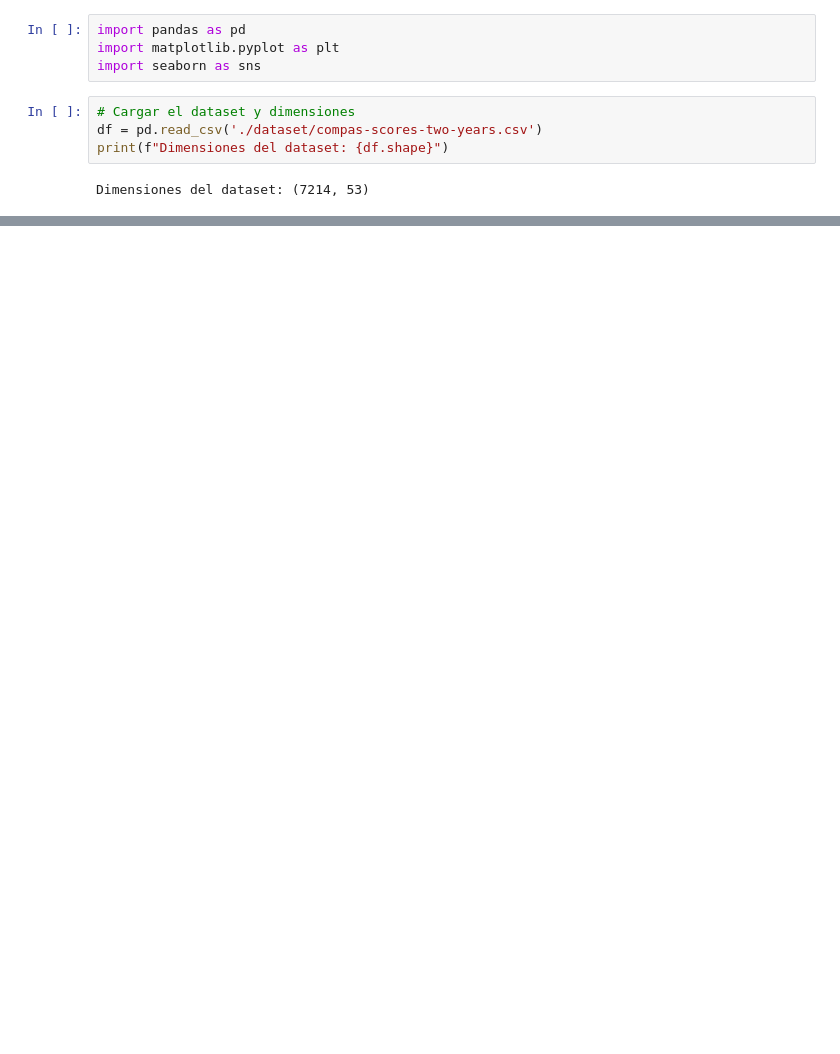
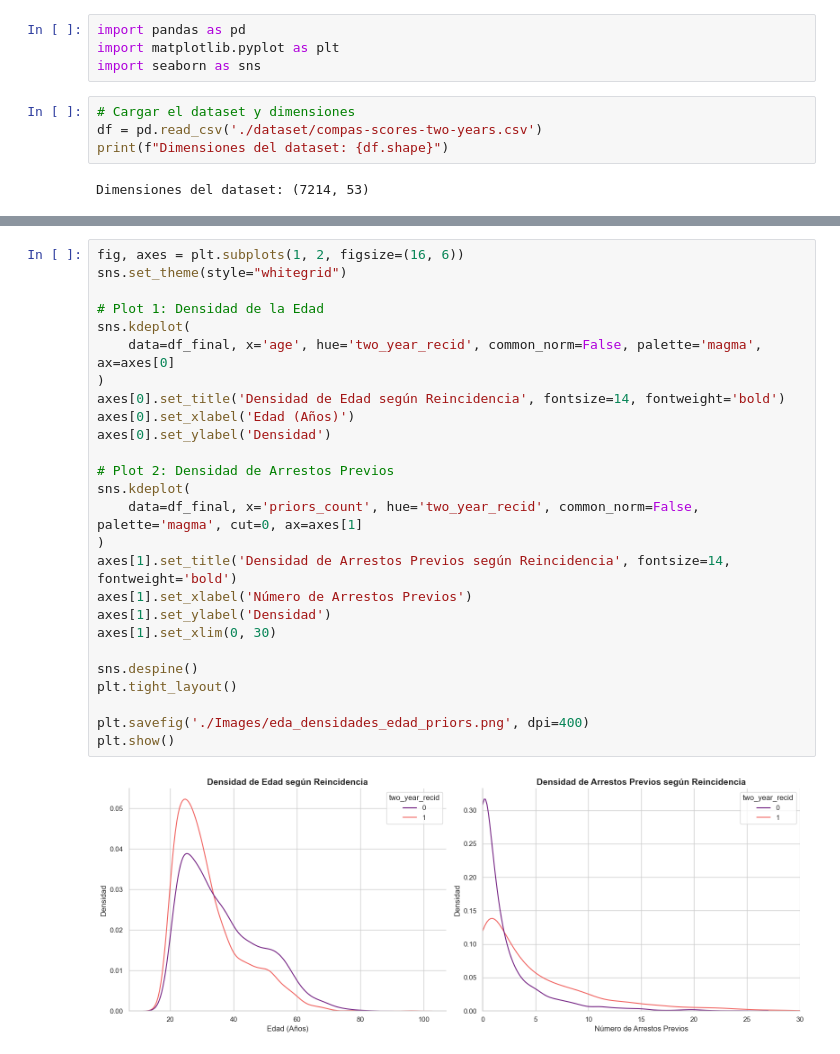
Before and after one commit to dmg131/AA_proyect, a Jupyter notebook: eda.ipynb, the cells around one changed output, grey strips where cells are left out. Saved outputs shown, nothing was run; the diff lists cells and outputs as text; blank space fills up the shorter version.

```diff
--- a/eda.ipynb
+++ b/eda.ipynb
@@ -82,0 +197,28 @@ profile.to_file("reporte_compas_interacciones.html")
+# %%
+fig, axes = plt.subplots(1, 2, figsize=(16, 6))
+sns.set_theme(style="whitegrid")
+
+# Plot 1: Densidad de la Edad
+sns.kdeplot(
+    data=df_final, x='age', hue='two_year_recid', common_norm=False, palette='magma', ax=axes[0]
+)
+axes[0].set_title('Densidad de Edad según Reincidencia', fontsize=14, fontweight='bold')
+axes[0].set_xlabel('Edad (Años)')
+axes[0].set_ylabel('Densidad')
+
+# Plot 2: Densidad de Arrestos Previos
+sns.kdeplot(
+    data=df_final, x='priors_count', hue='two_year_recid', common_norm=False, palette='magma', cut=0, ax=axes[1]
+)
+axes[1].set_title('Densidad de Arrestos Previos según Reincidencia', fontsize=14, fontweight='bold')
+axes[1].set_xlabel('Número de Arrestos Previos')
+axes[1].set_ylabel('Densidad')
+axes[1].set_xlim(0, 30)
+
+sns.despine()
+plt.tight_layout()
+
+plt.savefig('./Images/eda_densidades_edad_priors.png', dpi=400)
+plt.show()
+# %% [output]
+[figure, added]
```
Also changed, not shown: parts of 20 cells of this notebook, 20 other files.
